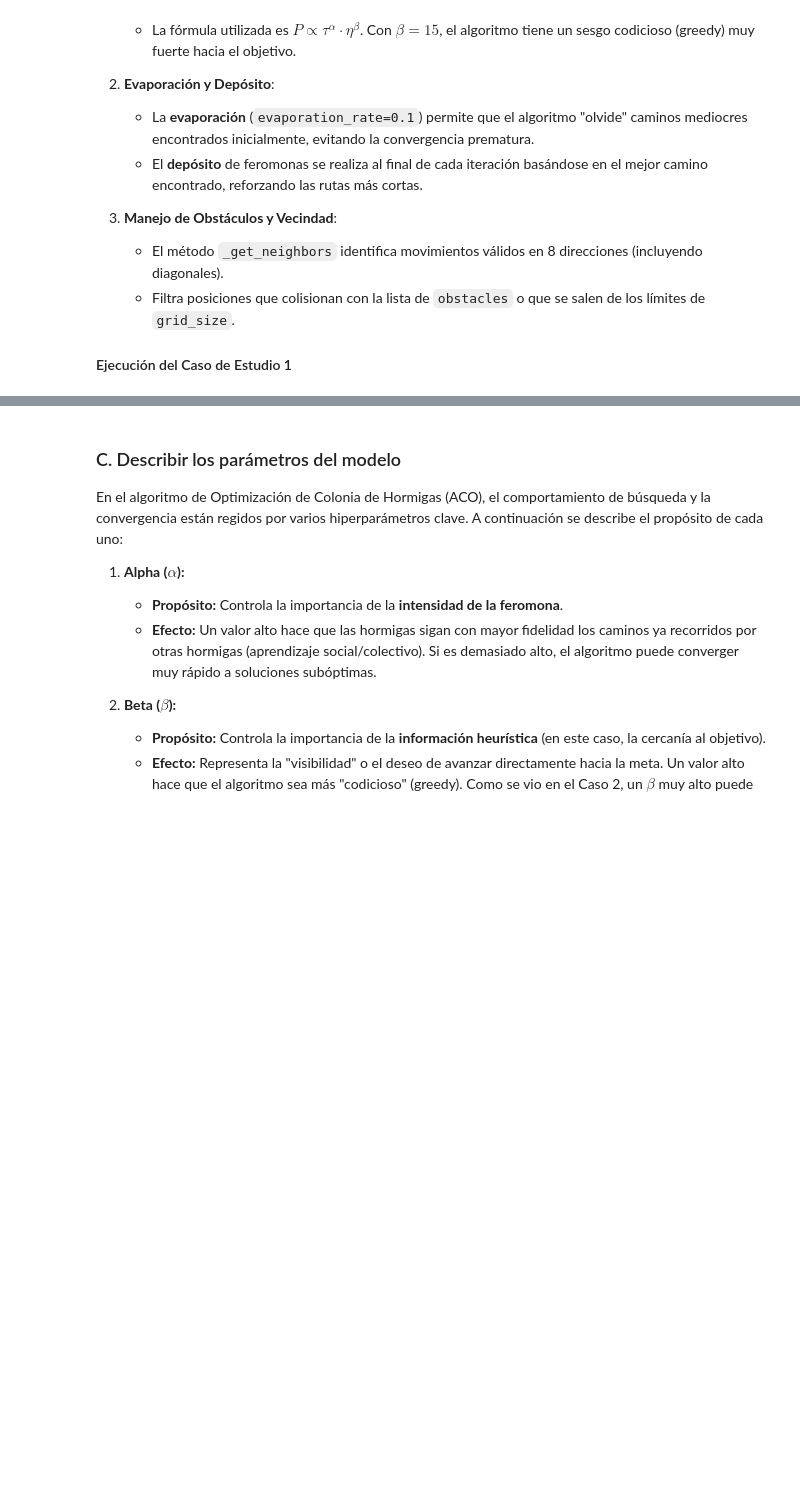
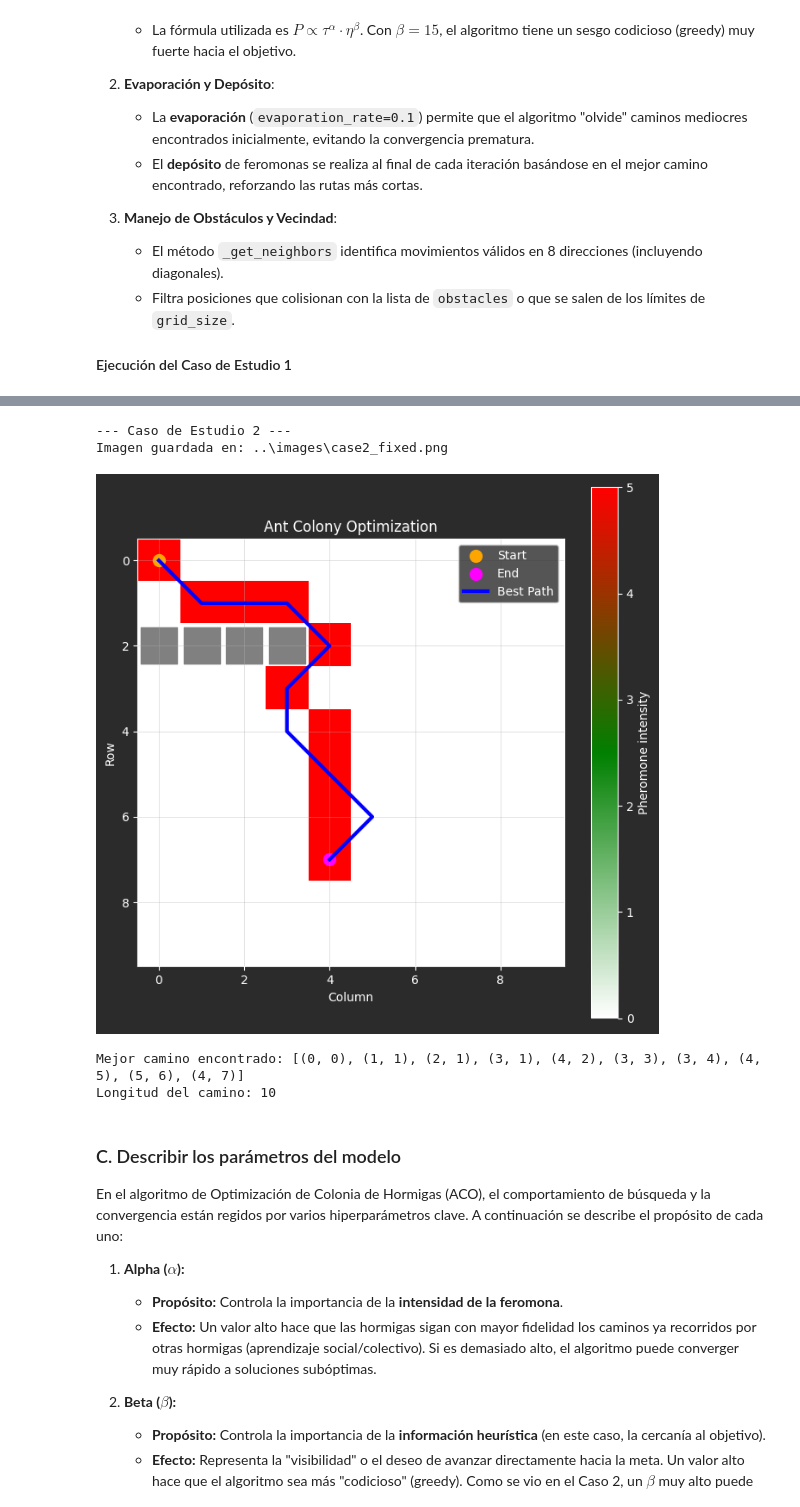
Before and after one commit to Borreguin/USFQ-Wshop, a Jupyter notebook: _Soluciones/Grupo4/Taller2/P2/P2_ACO.ipynb, the cells around one changed output, grey strips where cells are left out. Drawn from its saved outputs; the diff is of its cells as text; code cells hidden in the pictures; blank space fills up the shorter version.

```diff
--- a/_Soluciones/Grupo4/Taller2/P2/P2_ACO.ipynb
+++ b/_Soluciones/Grupo4/Taller2/P2/P2_ACO.ipynb
@@ -179,3 +196,23 @@ Longitud del camino: 10
+# %%
+# Ejecución del Caso 2 con parámetros optimizados y corrección de filtrado
+run_study_case(
+    case_number=2,
+    start=(0, 0),
+    end=(4, 7),
+    obstacles=[(0, 2), (1, 2), (2, 2), (3, 2)],
+    iterations=150,
+    num_ants=20,
+    evaporation_rate=0.2,
+    alpha=1.0,
+    beta=5.0,
+    filename="case2_fixed.png"
+)
+# %% [output]
+--- Caso de Estudio 2 ---
+Imagen guardada en: ..\images\case2_fixed.png
+[figure, added]
+Mejor camino encontrado: [(0, 0), (1, 1), (2, 1), (3, 1), (4, 2), (3, 3), (3, 4), (4, 5), (5, 6), (4, 7)]
+Longitud del camino: 10
 # %% [markdown]
 ### C. Describir los parámetros del modelo
 
```
Also changed, not shown: parts of 8 cells of this notebook, 4 other files.
